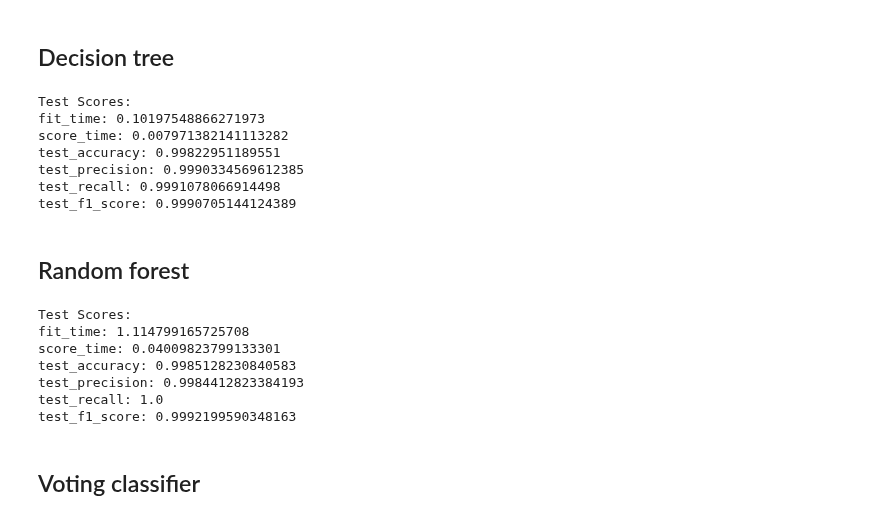
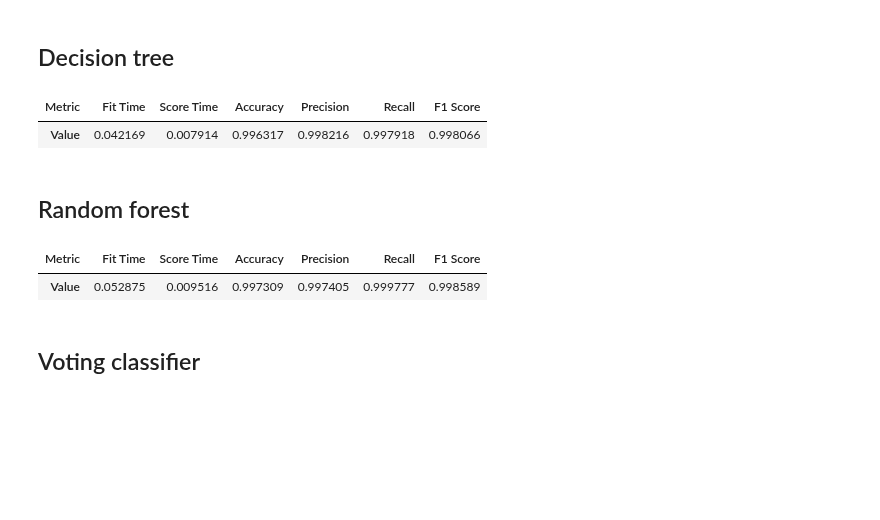
Before and after one commit to phoenixday/ml-algorithms, a Jupyter notebook: network-anomaly-detection.ipynb, the cells around one changed output. Cells and saved outputs as stored; diff of their text form; code cells hidden in the pictures; blank space fills up the shorter version.

```diff
--- a/network-anomaly-detection.ipynb
+++ b/network-anomaly-detection.ipynb
@@ -371,33 +322,36 @@ test_f1_score: 0.9957388255167015
 # %%
 from sklearn.tree import DecisionTreeClassifier
 
-DTC = DecisionTreeClassifier()
+# 'gini' the slowest
+# for criterion in ['gini', 'entropy', 'log_loss']:
+#     DTC = DecisionTreeClassifier(criterion = criterion)
+#     results = cross_validate(DTC, X_unbalanced, y_unbalanced, cv=5, scoring=scoring, return_train_score = False)
+#     display_results(results)
+
+DTC = DecisionTreeClassifier(criterion = 'entropy')
 results = cross_validate(DTC, X_unbalanced, y_unbalanced, cv=5, scoring=scoring, return_train_score = False)
 display_results(results)
 # %% [output]
-Test Scores:
-fit_time: 0.10197548866271973
-score_time: 0.007971382141113282
-test_accuracy: 0.99822951189551
-test_precision: 0.9990334569612385
-test_recall: 0.9991078066914498
-test_f1_score: 0.9990705144124389
+| Metric | Fit Time | Score Time | Accuracy | Precision | Recall | F1 Score |
+| Value | 0.042169 | 0.007914 | 0.996317 | 0.998216 | 0.997918 | 0.998066 |
 # %% [markdown]
 ## Random forest
 # %%
 from sklearn.ensemble import RandomForestClassifier
 
-RFC = RandomForestClassifier()
+# 5 is the fastest
+# for n_estimators in [5, 10, 15, 25, 50, 100]:
+#     print(n_estimators)
+#     RFC = RandomForestClassifier(n_estimators=n_estimators)
+#     results = cross_validate(RFC, X_unbalanced, y_unbalanced, cv=5, scoring=scoring, return_train_score = False)
+#     display_results(results)
+
+RFC = RandomForestClassifier(n_estimators=5)
 results = cross_validate(RFC, X_unbalanced, y_unbalanced, cv=5, scoring=scoring, return_train_score = False)
 display_results(results)
 # %% [output]
-Test Scores:
-fit_time: 1.114799165725708
-score_time: 0.04009823799133301
-test_accuracy: 0.9985128230840583
-test_precision: 0.9984412823384193
-test_recall: 1.0
-test_f1_score: 0.9992199590348163
+| Metric | Fit Time | Score Time | Accuracy | Precision | Recall | F1 Score |
+| Value | 0.052875 | 0.009516 | 0.997309 | 0.997405 | 0.999777 | 0.998589 |
 # %% [markdown]
 ## Voting classifier
 # %% [markdown]
```
Also changed, not shown: parts of 35 cells of this notebook.
